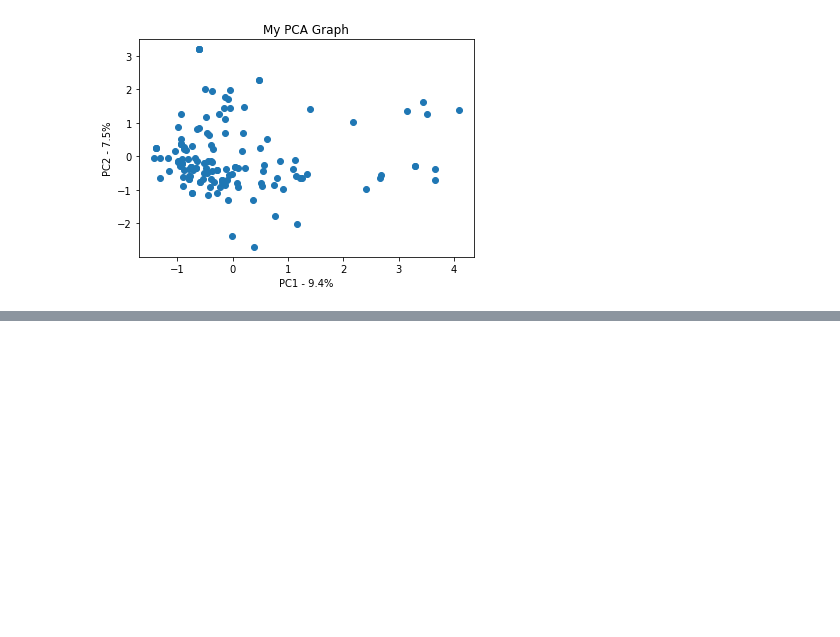
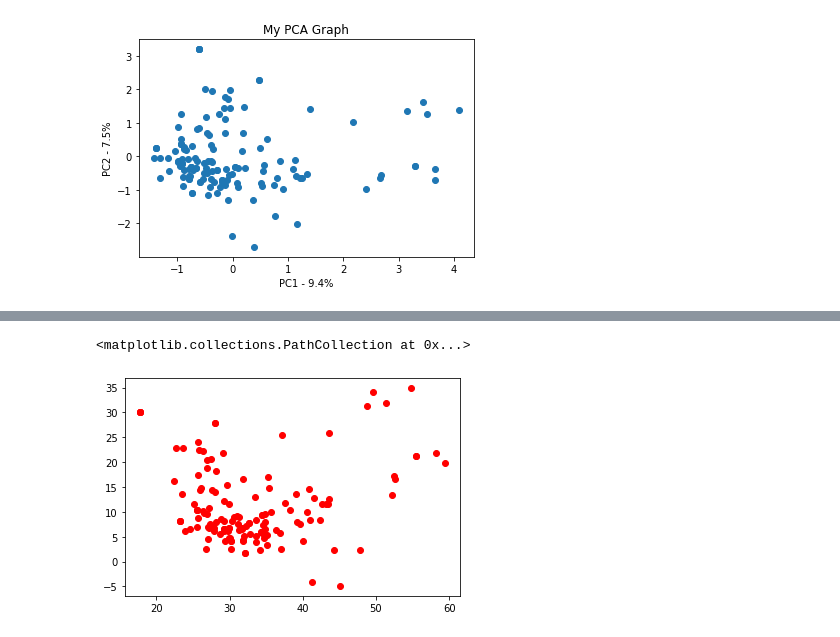
Before and after one commit to camoalon/language_genes, a Jupyter notebook: PCA.ipynb, the cells around one changed output, grey strips where cells are left out. Saved outputs shown, nothing was run; the diff lists cells and outputs as text; code cells hidden in the pictures; blank space fills up the shorter version.

```diff
--- a/PCA.ipynb
+++ b/PCA.ipynb
@@ -14,7 +127,7 @@ import matplotlib.pyplot as plt
 # %% [markdown]
 ## Import data
 # %%
-file = 'https://raw.githubusercontent.com/camoalon/language_genes/master/data/Phonemes139forShannon.txt?token=AIVRZB3NSW6SZGXWISTNUQS6RE2QI'
+file = 'https://raw.githubusercontent.com/camoalon/language_genes/master/data/Phonemes139forShannon.txt?token=AIVRZB6YJG6TW6QCKV67WEC6RJRWY'
 phonemes = pd.read_csv(file,sep='\t',header=None)
 phonemes.drop(139,axis=1,inplace=True)
 # %%
@@ -35,6 +148,6 @@ labels = ['PC' + str(x) for x in range(1, len(per_var)+1)]
 
 phonemes_pca = pd.DataFrame(pca_data, columns=labels)
 
-phonemes_pc = pd.DataFrame([phonemes_pca.PC1, phonemes_pca.PC2])
+phonemes_pc = pd.DataFrame([phonemes_pca.PC1, phonemes_pca.PC2]).T
 # %% [markdown]
 ## Procrustes
@@ -43,3 +154,5 @@ mtx1, mtx2, disparity = procrustes(coordinates,phonemes_pc)
+# %%
+d, Z, t = procrustess(coordinates.T.values, phonemes_pc.T.values)
 # %% [markdown]
 # Plot the results
 # %%
@@ -176,0 +171,5 @@ True
+# %%
+plt.scatter(Z.T[0], Z.T[1], c = "r")
+# %% [output]
+<matplotlib.collections.PathCollection at 0x...>
+[figure, added]
```
Also changed, not shown: parts of 12 cells of this notebook.
